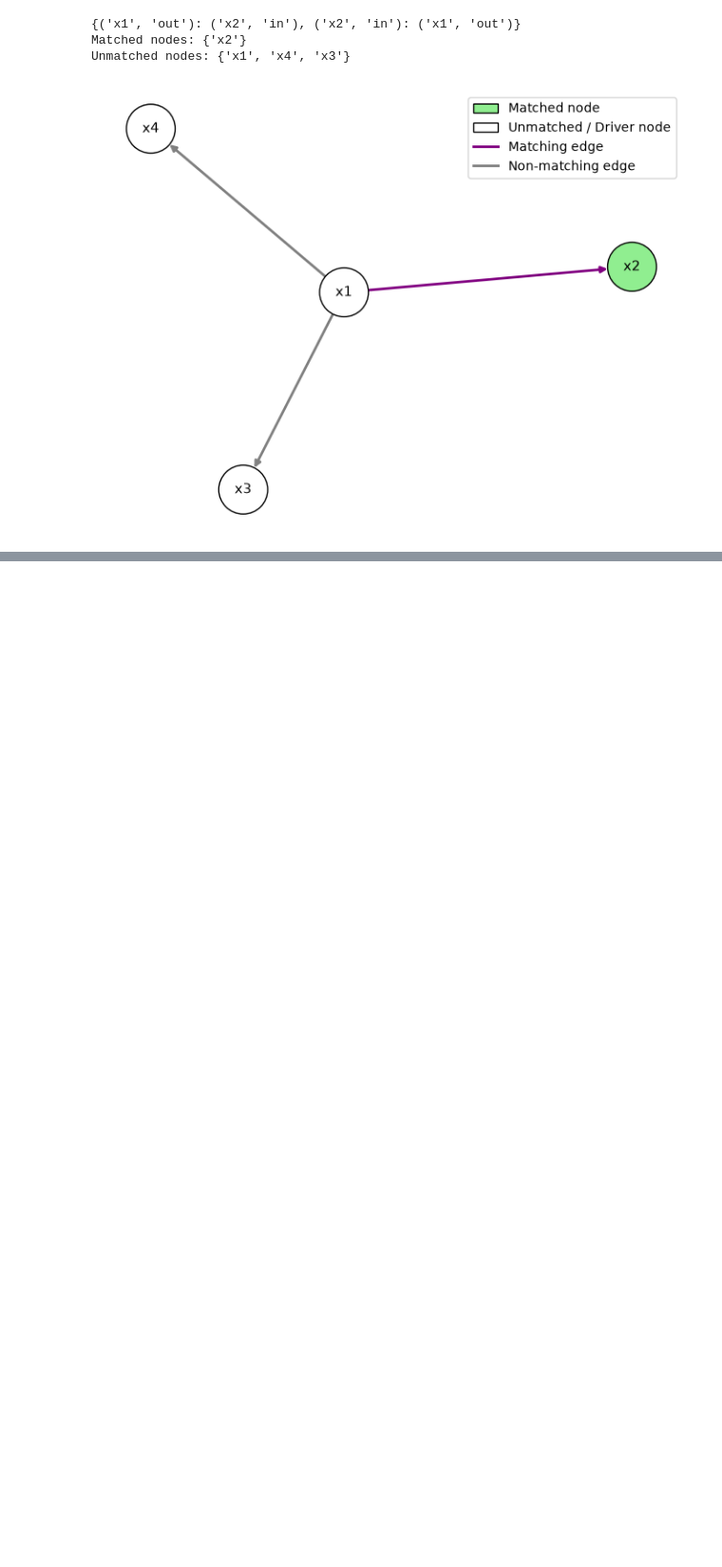
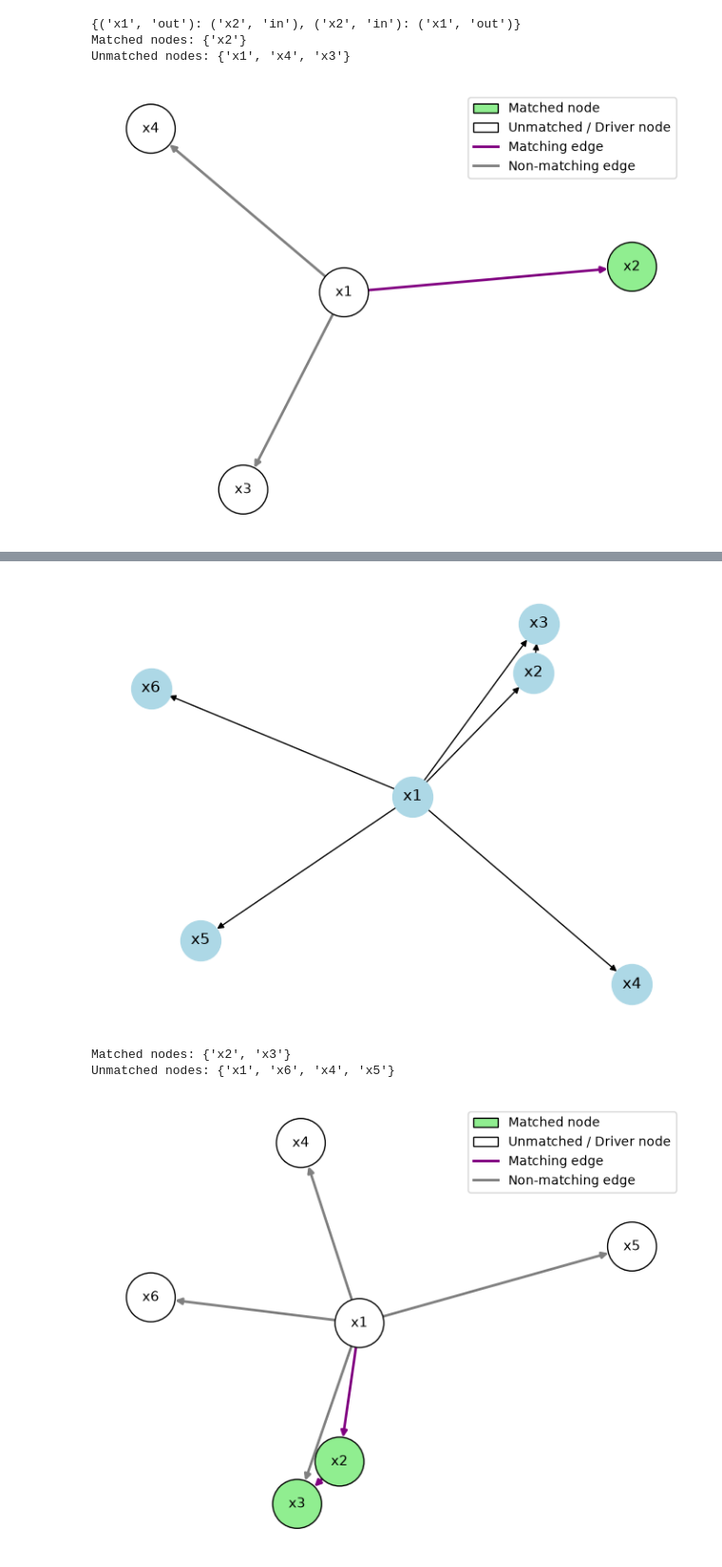
Before and after one commit to ExploringCodes/Controllability-of-Complex-Networks-Replication, a Jupyter notebook: Experiments_on_paper.ipynb, the cells around one changed output, grey strips where cells are left out. Shown at 95% size. Saved outputs shown, nothing was run; the diff lists cells and outputs as text; code cells hidden in the pictures; blank space fills up the shorter version.

Commit message:
maximum matching network part completed

```diff
--- a/Experiments_on_paper.ipynb
+++ b/Experiments_on_paper.ipynb
@@ -170,0 +178,33 @@ Unmatched nodes: {'x1', 'x4', 'x3'}
+# %%
+def plot_network_and_matching(edges):
+    G = nx.DiGraph()
+    G.add_edges_from(edges)
+
+    nx.draw(G, with_labels=True, node_color="lightblue", node_size=1000, arrows=True)
+    plt.show()
+
+    B = nx.Graph()
+    left_nodes = [(node, "out") for node in G.nodes()]
+    right_nodes = [(node, "in") for node in G.nodes()]
+
+    B.add_nodes_from(left_nodes, bipartite=0)
+    B.add_nodes_from(right_nodes, bipartite=1)
+    B.add_edges_from([((u, "out"), (v, "in")) for u, v in G.edges()])
+
+    matching = nx.algorithms.bipartite.maximum_matching(B, top_nodes=left_nodes)
+    matched_nodes = {node for node in G.nodes() if (node, "in") in matching}
+    unmatched_nodes = set(G.nodes()) - matched_nodes
+
+    print("Matched nodes:", matched_nodes)
+    print("Unmatched nodes:", unmatched_nodes)
+
+    plot_control_graph(G, matched_nodes, matching)
+# %%
+edges = [("x1","x2"),("x1","x3"),("x2","x3"),("x1","x6"),("x1","x5"),('x1','x4')]
+
+plot_network_and_matching(edges)
+# %% [output]
+[figure, added]
+Matched nodes: {'x2', 'x3'}
+Unmatched nodes: {'x1', 'x6', 'x4', 'x5'}
+[figure, added]
```
Also changed, not shown: parts of 2 cells of this notebook.
